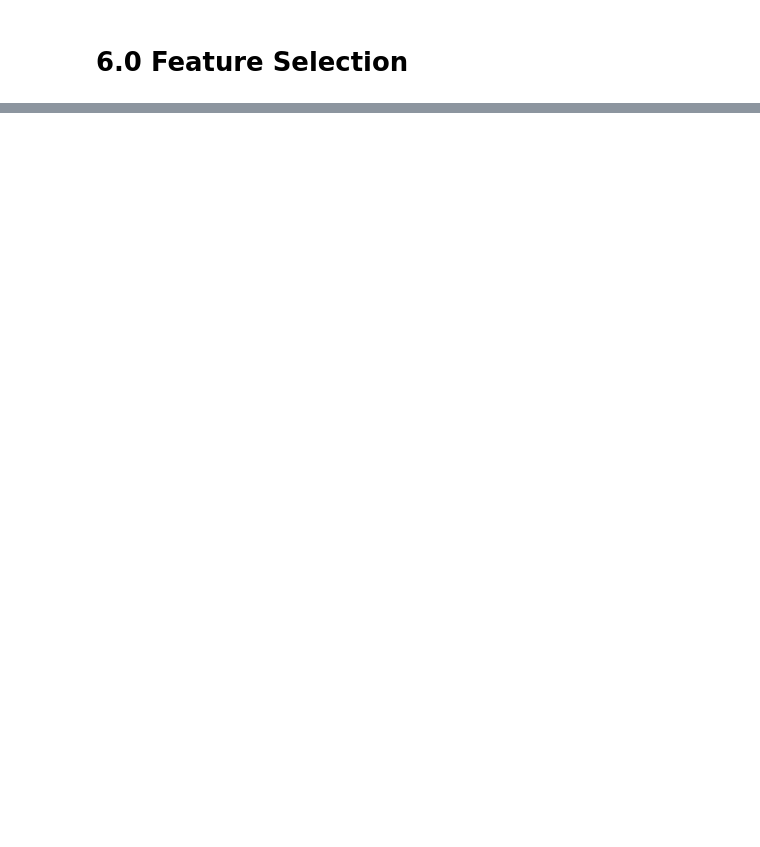
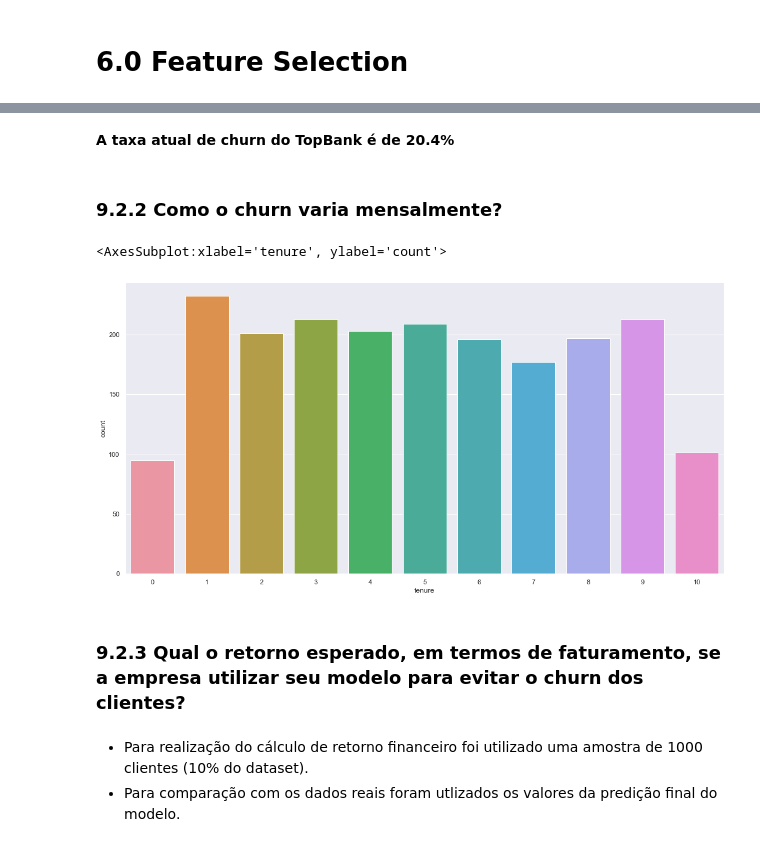
Before and after one commit to Leonardodsch/churn-prediction, a Jupyter notebook: Churn-Prediction.ipynb, the cells around one changed output, grey strips where cells are left out. Drawn from its saved outputs; the diff is of its cells as text; code cells hidden in the pictures; blank space fills up the shorter version.

```diff
--- a/Churn-Prediction.ipynb
+++ b/Churn-Prediction.ipynb
@@ -542,0 +1046,15 @@ df6 = df5.copy()
+# %% [markdown]
+**A taxa atual de churn do TopBank é de 20.4%**
+# %% [markdown]
+### 9.2.2 Como o churn varia mensalmente?
+# %%
+chur_month_rate = df9[df9['exited'] == 'yes']['tenure']
+sns.countplot(chur_month_rate)
+# %% [output]
+<AxesSubplot:xlabel='tenure', ylabel='count'>
+[figure, added]
+# %% [markdown]
+### 9.2.3 Qual o retorno esperado, em termos de faturamento, se a empresa utilizar seu modelo para evitar o churn dos clientes?
+# %% [markdown]
+ - Para realização do cálculo de retorno financeiro foi utilizado uma amostra de 1000 clientes (10% do dataset).
+ - Para comparação com os dados reais foram utlizados os valores da predição final do modelo.
```
Also changed, not shown: parts of 117 cells of this notebook.
